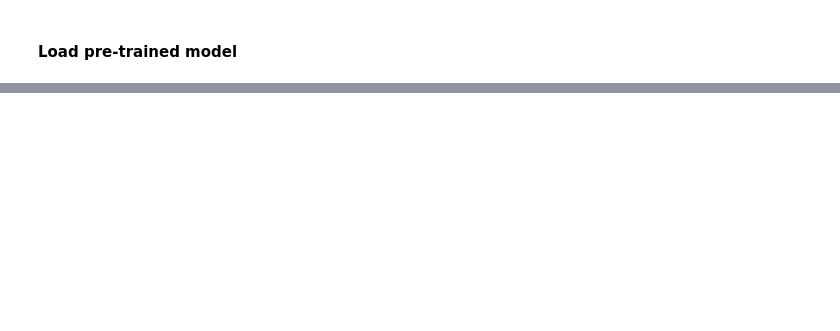
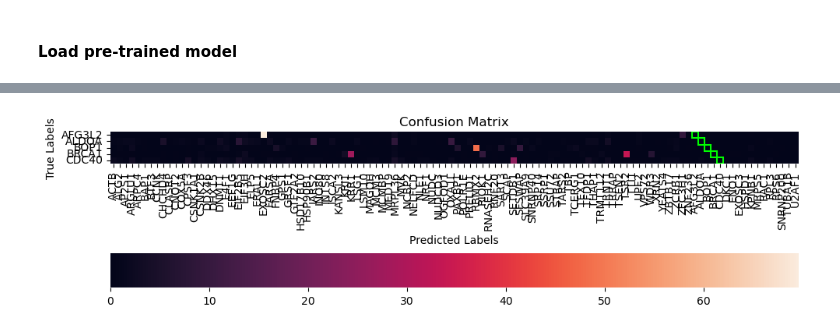
Before and after one commit to GoyalLab/ExPert, a Jupyter notebook: vae/notebooks/TrainParam.ipynb, the cells around one changed output, grey strips where cells are left out. Cells and saved outputs as stored; diff of their text form; code cells hidden in the pictures; blank space fills up the shorter version.

```diff
--- a/vae/notebooks/TrainParam.ipynb
+++ b/vae/notebooks/TrainParam.ipynb
@@ -370,0 +189,4 @@ results = test(
+# %%
+pl.plot_confusion_full(y_true=predictions['labels'], y_pred=predictions['prediction'], ref_labels=predictions['soft_predictions'].columns.values)
+# %% [output]
+[figure, added]
```
Also changed, not shown: parts of 35 cells of this notebook, 6 other files.
